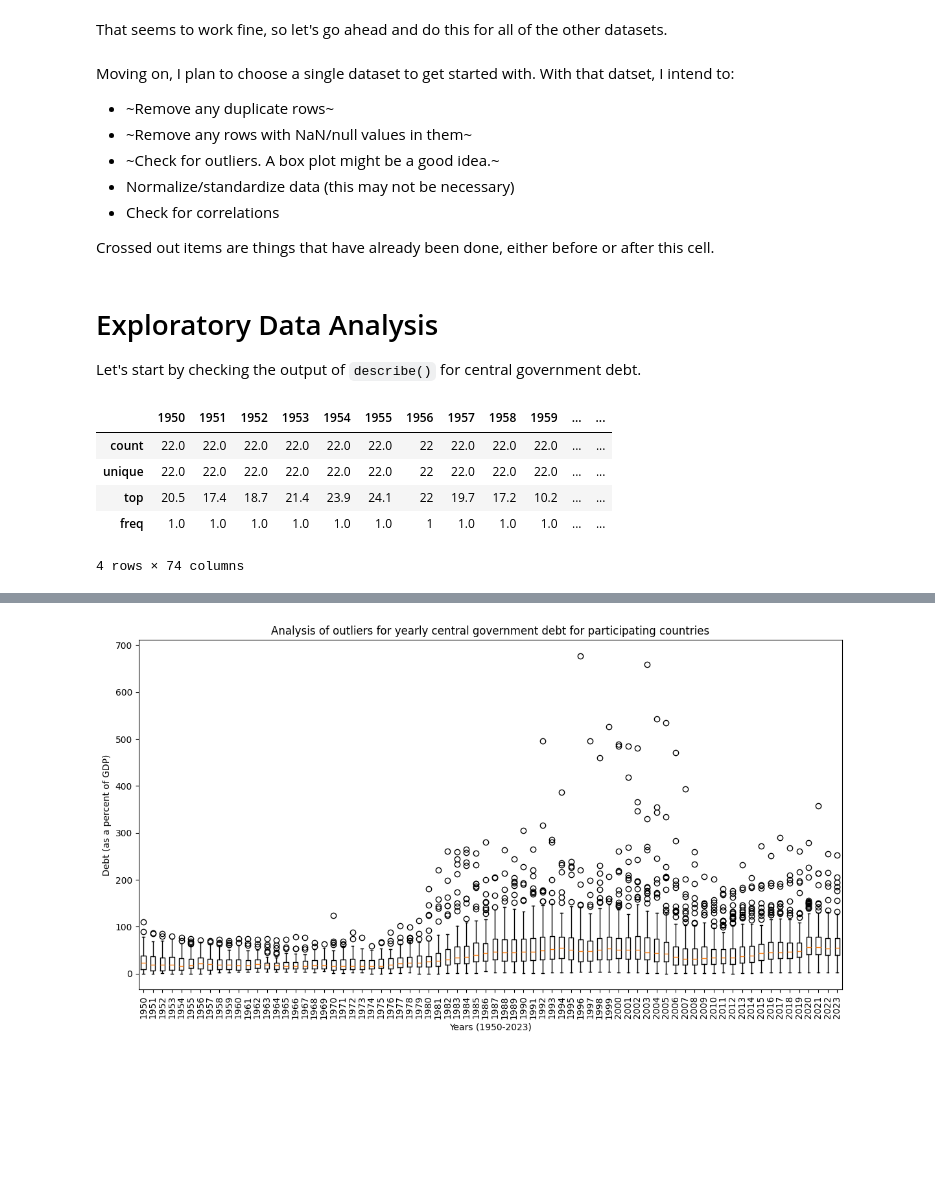
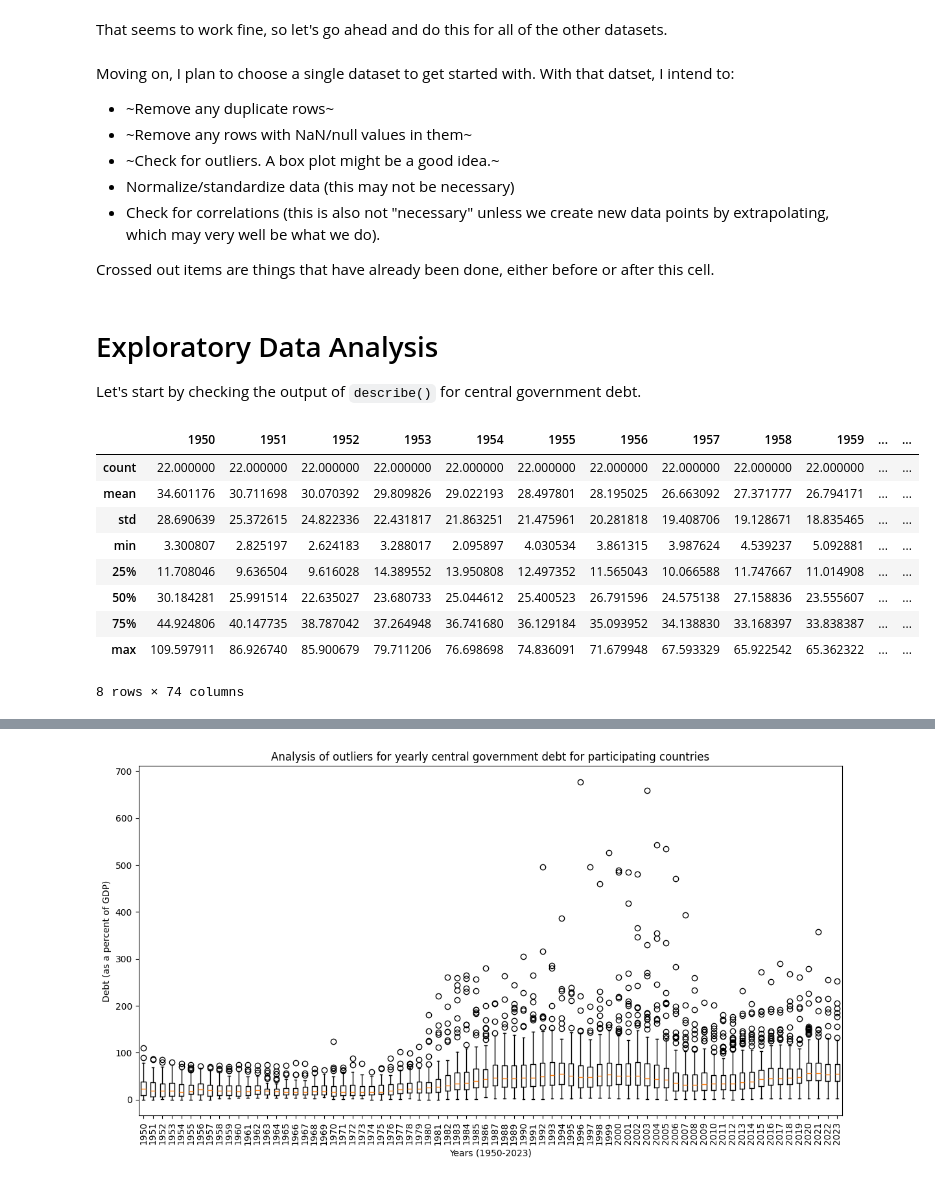
Before and after one commit to kurealnum/dsrp-2025, a Jupyter notebook: DSRP_Global_Debt.ipynb, the cells around one changed output, grey strips where cells are left out. Drawn from its saved outputs; the diff is of its cells as text; code cells hidden in the pictures; blank space fills up the shorter version.

```diff
--- a/DSRP_Global_Debt.ipynb
+++ b/DSRP_Global_Debt.ipynb
@@ -339,22 +339,27 @@ Moving on, I plan to choose a single dataset to get started with. With that dats
 - ~Remove any rows with NaN/null values in them~
 - ~Check for outliers. A box plot might be a good idea.~
 - Normalize/standardize data (this may not be necessary)
-- Check for correlations
+- Check for correlations (this is also not "necessary" unless we create new data points by extrapolating, which may very well be what we do).
 
 Crossed out items are things that have already been done, either before or after this cell.
 # %% [markdown]
 # Exploratory Data Analysis
 
 Let's start by checking the output of `describe()` for central government debt.
-# %%
-# This currently does not work
-tmp_central_govt_debt_df = central_govt_debt_df.replace("no data", 0)
-x = tmp_central_govt_debt_df.drop(central_govt_debt_df.columns[0], axis=1)
-x.describe()
-# %% [output]
-|  | 1950 | 1951 | 1952 | 1953 | 1954 | 1955 | 1956 | 1957 | 1958 | 1959 | ... | ... |
-| count | 22.0 | 22.0 | 22.0 | 22.0 | 22.0 | 22.0 | 22 | 22.0 | 22.0 | 22.0 | ... | ... |
-| unique | 22.0 | 22.0 | 22.0 | 22.0 | 22.0 | 22.0 | 22 | 22.0 | 22.0 | 22.0 | ... | ... |
-| top | 20.5 | 17.4 | 18.7 | 21.4 | 23.9 | 24.1 | 22 | 19.7 | 17.2 | 10.2 | ... | ... |
-| freq | 1.0 | 1.0 | 1.0 | 1.0 | 1.0 | 1.0 | 1 | 1.0 | 1.0 | 1.0 | ... | ... |
-4 rows × 74 columns
+# %%
+# Is there a better variable name to use than tmp? Maybe? Maybe not.
+
+# Remove first descriptive column, then convert to float.
+tmp = central_govt_debt_df.drop(central_govt_debt_df.columns[0], axis=1).astype(str).astype(float)
+tmp.describe()
+# %% [output]
+|  | 1950 | 1951 | 1952 | 1953 | 1954 | 1955 | 1956 | 1957 | 1958 | 1959 | ... | ... |
+| count | 22.000000 | 22.000000 | 22.000000 | 22.000000 | 22.000000 | 22.000000 | 22.000000 | 22.000000 | 22.000000 | 22.000000 | ... | ... |
+| mean | 34.601176 | 30.711698 | 30.070392 | 29.809826 | 29.022193 | 28.497801 | 28.195025 | 26.663092 | 27.371777 | 26.794171 | ... | ... |
+| std | 28.690639 | 25.372615 | 24.822336 | 22.431817 | 21.863251 | 21.475961 | 20.281818 | 19.408706 | 19.128671 | 18.835465 | ... | ... |
+| min | 3.300807 | 2.825197 | 2.624183 | 3.288017 | 2.095897 | 4.030534 | 3.861315 | 3.987624 | 4.539237 | 5.092881 | ... | ... |
+| 25% | 11.708046 | 9.636504 | 9.616028 | 14.389552 | 13.950808 | 12.497352 | 11.565043 | 10.066588 | 11.747667 | 11.014908 | ... | ... |
+| 50% | 30.184281 | 25.991514 | 22.635027 | 23.680733 | 25.044612 | 25.400523 | 26.791596 | 24.575138 | 27.158836 | 23.555607 | ... | ... |
+| 75% | 44.924806 | 40.147735 | 38.787042 | 37.264948 | 36.741680 | 36.129184 | 35.093952 | 34.138830 | 33.168397 | 33.838387 | ... | ... |
+| max | 109.597911 | 86.926740 | 85.900679 | 79.711206 | 76.698698 | 74.836091 | 71.679948 | 67.593329 | 65.922542 | 65.362322 | ... | ... |
+8 rows × 74 columns
```
Also changed, not shown: parts of 5 cells of this notebook.
